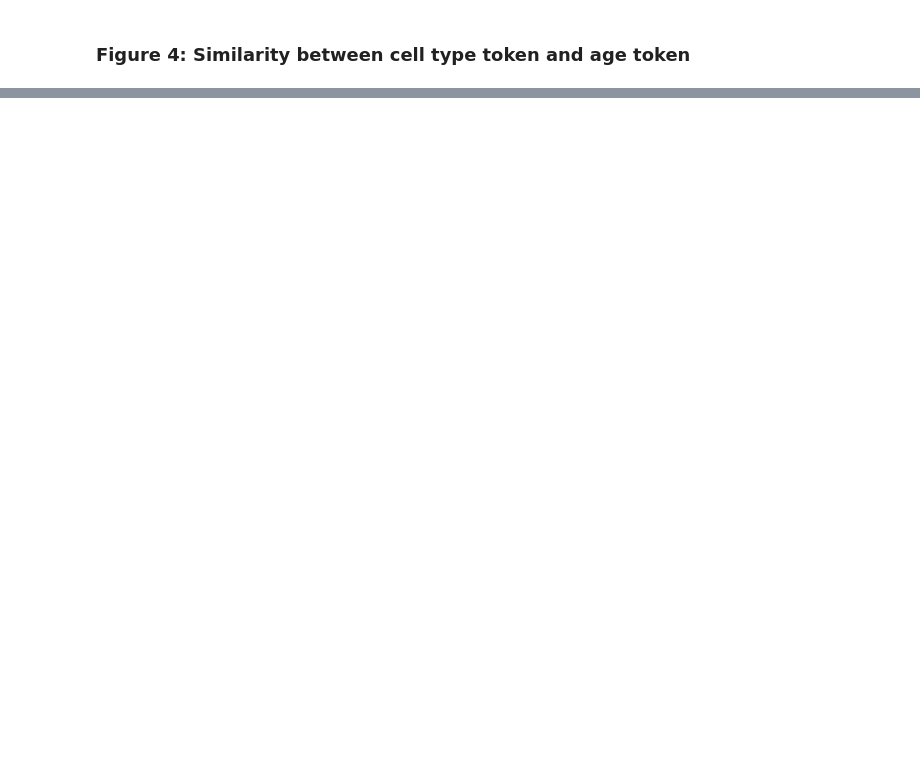
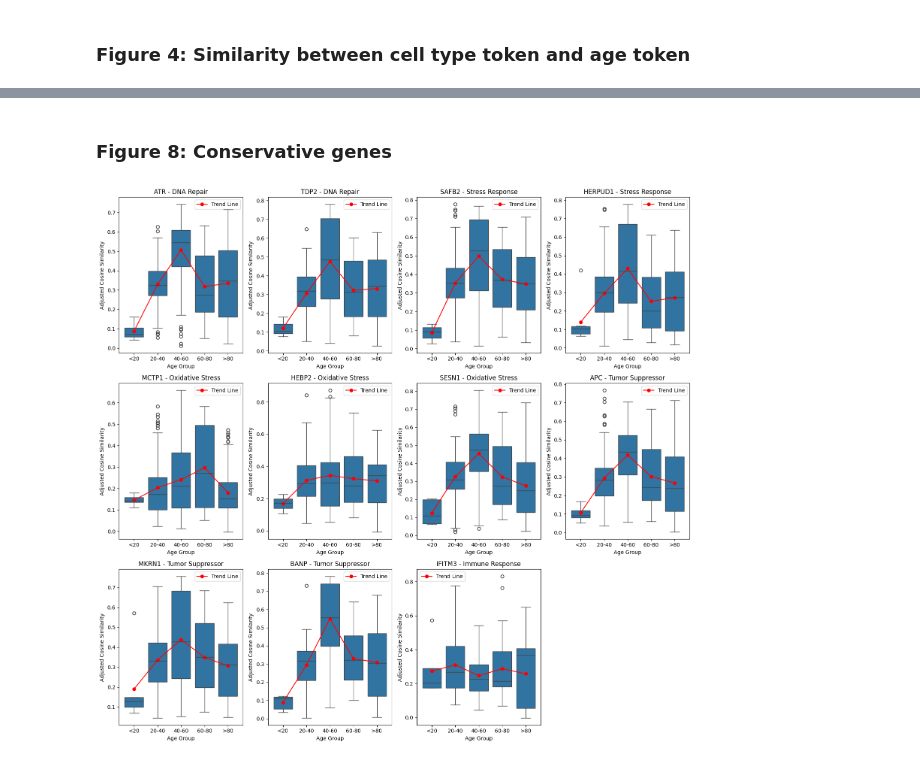
Before and after one commit to YufanXia999/PerturbGene, a Jupyter notebook: notebooks/final_plots.ipynb, the cells around one changed output, grey strips where cells are left out. Saved outputs shown, nothing was run; the diff lists cells and outputs as text; code cells hidden in the pictures; blank space fills up the shorter version.

```diff
--- a/notebooks/final_plots.ipynb
+++ b/notebooks/final_plots.ipynb
@@ -316,0 +577,6 @@ cosine_similarity_df.sort_values(by="Cosine Similarity", ascending=True).head(10
+# %%
+tissue_top3genes = {}
+threshold = 0.01
+for tissue in ['liver', 'heart','lung', 'kidney',  'bone marrow', 'breast','blood',"brain"]:
+    tissue_top3genes[tissue] = top3genes_by_age(tissue, threshold=threshold)
+tissue_top3genes
@@ -316,0 +961,11 @@ cosine_similarity_df.sort_values(by="Cosine Similarity", ascending=True).head(10
+# %%
+from scipy.stats import ttest_ind
+p_values = {}
+for gene, lst in gene_embeddings.items():
+    list2 = lst["<20"]
+    p_values[gene] = {}
+    for age_group, values in lst.items():
+        if age_group != "<20":
+            t_stat, p_value = ttest_ind(values, list2, equal_var=False)
+            p_values[gene][age_group] = p_value
+p_values
@@ -316,0 +1019,2 @@ cosine_similarity_df.sort_values(by="Cosine Similarity", ascending=True).head(10
+# %% [markdown]
+### Figure 8: Conservative genes
@@ -316,0 +1189,49 @@ cosine_similarity_df.sort_values(by="Cosine Similarity", ascending=True).head(10
+# %%
+genes = df_healthy['Gene'].unique()
+
+# Set up a single large figure with subplots
+num_genes = len(genes)
+cols = 4  # Number of columns
+rows = (num_genes + cols - 1) // cols  # Calculate number of rows
+fig, axes = plt.subplots(nrows=rows, ncols=cols, figsize=(16, 5 * rows))
+
+# Flatten axes for easy iteration if there are multiple rows and columns
+axes = axes.flatten()
+
+for i, (ax, gene) in enumerate(zip(axes, genes)):
+    # Filter data for the current gene
+    gene_data = df_healthy[df_healthy['Gene'] == gene].sort_values(by="Age Group")  # Sort by age group
+    gene_variance_data = df_variance_healthy[df_variance_healthy['Gene'] == gene].sort_values(by="Age Group")  # Sort by age group
+
+    # Plot boxplot
+    sns.boxplot(
+        x="Age Group",
+        y="Cosine Similarity",
+        data=gene_variance_data,
+        ax=ax,
+    )
+
+    # Fit and plot a linear trend line
+    ax.plot(
+        gene_data['Age Group'],
+        gene_data['Cosine Similarity'],
+        marker='o',
+        color='r',
+        label="Trend Line",
+    )
+
+    # Customize the subplot
+    ax.set_title(f"{gene} - {gene_data['Function'].iloc[0]}")
+    ax.set_xlabel("Age Group")
+    ax.set_ylabel("Adjusted Cosine Similarity")
+    ax.legend()
+
+# Hide unused subplots if any
+for j in range(i + 1, len(axes)):
+    fig.delaxes(axes[j])
+
+# Tight layout and show plot
+plt.tight_layout()
+plt.show()
+# %% [output]
+[figure, added]
```
Also changed, not shown: parts of 41 cells of this notebook.
